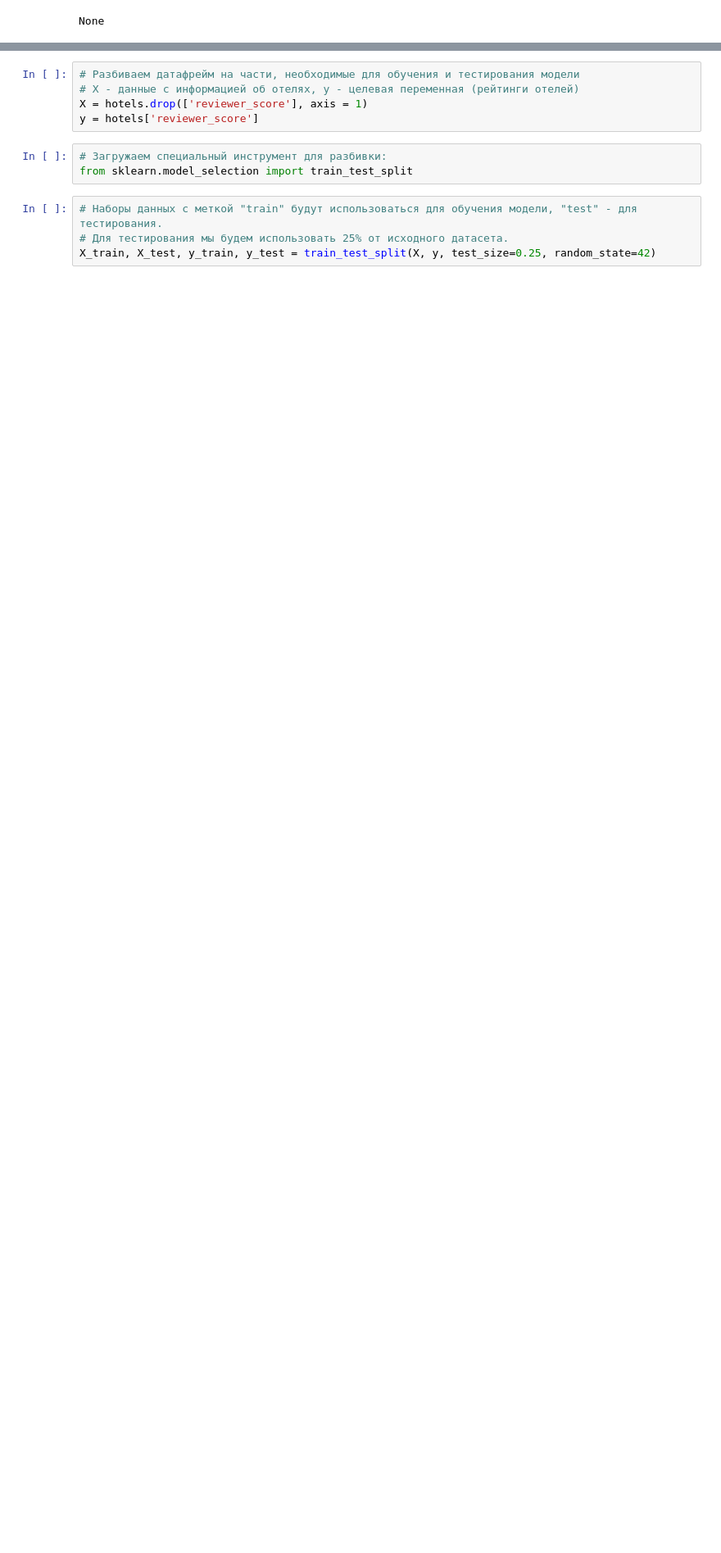
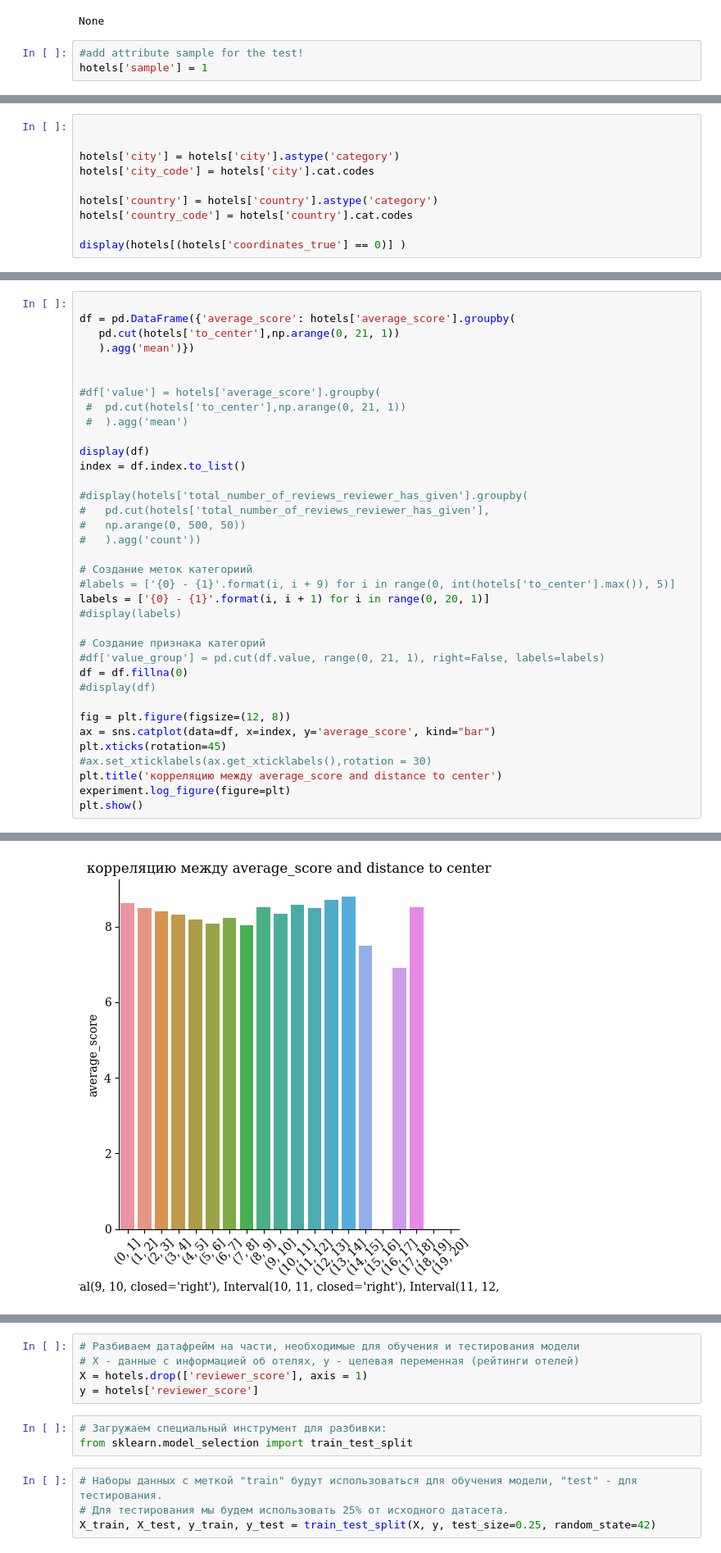
Before and after one commit to kdunaev-a10/SkillFactory-DTS, a Jupyter notebook: project_3/EDA_Project_3_model.ipynb, the cells around one changed output, grey strips where cells are left out. Shown at 82% size. Cells and saved outputs as stored; diff of their text form; blank space fills up the shorter version.

```diff
--- a/project_3/EDA_Project_3_model.ipynb
+++ b/project_3/EDA_Project_3_model.ipynb
@@ -45,3 +99,6 @@ Data columns (total 17 columns):
 dtypes: float64(4), int64(5), object(8)
 memory usage: 50.2+ MB
 None
+# %%
+#add attribute sample for the test!
+hotels['sample'] = 1
@@ -47,0 +420,10 @@ None
+# %%
+
+
+hotels['city'] = hotels['city'].astype('category')
+hotels['city_code'] = hotels['city'].cat.codes
+
+hotels['country'] = hotels['country'].astype('category')
+hotels['country_code'] = hotels['country'].cat.codes
+
+display(hotels[(hotels['coordinates_true'] == 0)] )
@@ -47,0 +446,37 @@ None
+# %%
+
+df = pd.DataFrame({'average_score': hotels['average_score'].groupby(
+   pd.cut(hotels['to_center'],np.arange(0, 21, 1))
+   ).agg('mean')})
+
+
+#df['value'] = hotels['average_score'].groupby(
+ #  pd.cut(hotels['to_center'],np.arange(0, 21, 1))
+ #  ).agg('mean')
+
+display(df)
+index = df.index.to_list()
+
+#display(hotels['total_number_of_reviews_reviewer_has_given'].groupby(
+#   pd.cut(hotels['total_number_of_reviews_reviewer_has_given'],
+#   np.arange(0, 500, 50))
+#   ).agg('count'))
+
+# Создание меток категориий
+#labels = ['{0} - {1}'.format(i, i + 9) for i in range(0, int(hotels['to_center'].max()), 5)]
+labels = ['{0} - {1}'.format(i, i + 1) for i in range(0, 20, 1)]
+#display(labels)
+
+# Создание признака категорий
+#df['value_group'] = pd.cut(df.value, range(0, 21, 1), right=False, labels=labels)
+df = df.fillna(0)
+#display(df)
+
+fig = plt.figure(figsize=(12, 8))
+ax = sns.catplot(data=df, x=index, y='average_score', kind="bar")
+plt.xticks(rotation=45)
+#ax.set_xticklabels(ax.get_xticklabels(),rotation = 30)
+plt.title('корреляцию между average_score and distance to center')
+experiment.log_figure(figure=plt)
+plt.show()
+# %% [output]
@@ -47,0 +502 @@ None
+[figure, added]
```
Also changed, not shown: parts of 51 cells of this notebook.
